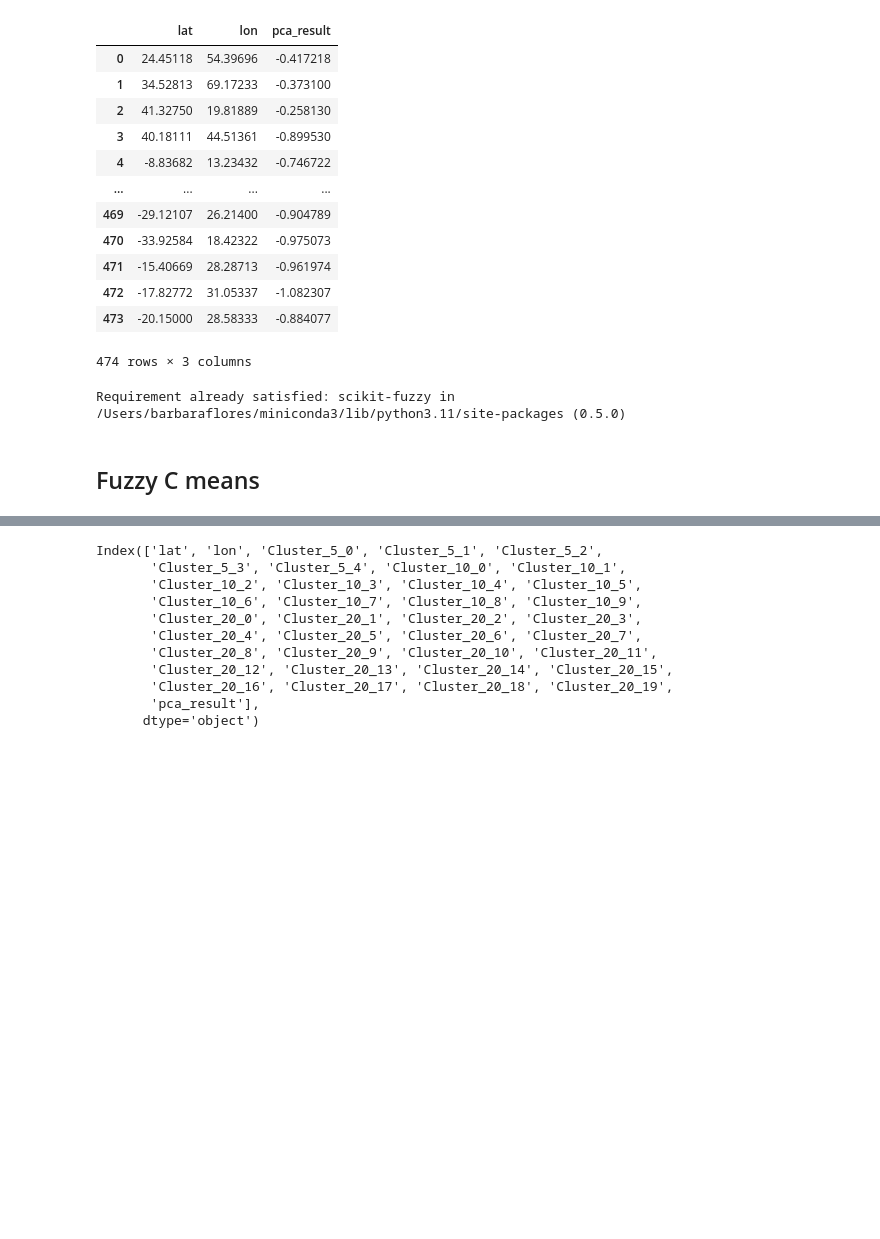
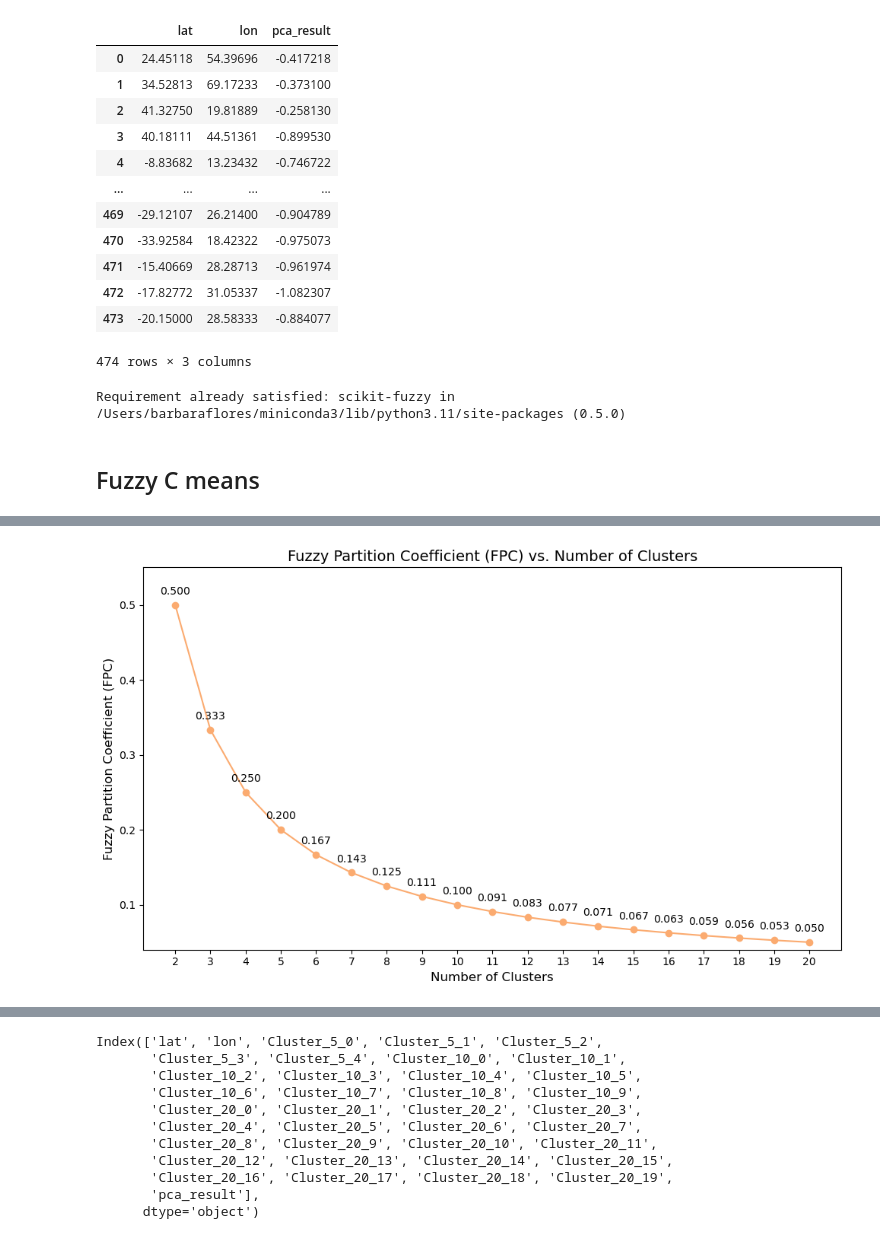
Before and after one commit to AliciaXia222/Capstone-Team-Climate-Trace, a Jupyter notebook: notebooks/027_ImageEmbedding_Clustering.ipynb, the cells around one changed output, grey strips where cells are left out. Saved outputs shown, nothing was run; the diff lists cells and outputs as text; code cells hidden in the pictures; blank space fills up the shorter version.

Commit message:
comparison between numer of clusters

```diff
--- a/notebooks/027_ImageEmbedding_Clustering.ipynb
+++ b/notebooks/027_ImageEmbedding_Clustering.ipynb
@@ -133,0 +78,66 @@ all_membership_df
+# %%
+# Range of clusters from 2 to 20 for plotting
+all_n_clusters = range(2, 21)  # For plotting
+save_n_clusters = [5, 10, 20]  # For saving
+
+# FCM parameters
+m = 2.0  # Fuzziness parameter
+error = 0.005  # Error tolerance
+maxiter = 1000  # Maximum iterations
+
+# DataFrame to store results for the selected clusters
+all_membership_df = pd.DataFrame()
+
+# List to store Partition Coefficient values
+partition_coef_values = []
+
+# Iterate over all n_clusters values for plotting
+for n_clusters in all_n_clusters:
+
+    # Apply fuzzy C-means clustering
+    cntr, u, u0, d, jm, p, fpc = fuzz.cluster.cmeans(
+        embeddings_matrix.T,
+        c=n_clusters,
+        m=m,
+        error=error,
+        maxiter=maxiter,
+        init=None,
+        seed=42,
+    )
+
+    # Store the Partition Coefficient value
+    partition_coef_values.append(fpc)
+
+    # Save results for specific clusters
+    if n_clusters in save_n_clusters:
+        membership_df = pd.DataFrame(u.T, columns=[f"Cluster_{n_clusters}_{i}" for i in range(n_clusters)])
+        all_membership_df = pd.concat([all_membership_df, membership_df], axis=1)
+
+# Plot the Partition Coefficient
+plt.figure(figsize=(10, 6))
+plt.plot(all_n_clusters, partition_coef_values, 'o-', color='#fbab70')  # Line and points in specified color
+plt.title('Fuzzy Partition Coefficient (FPC) vs. Number of Clusters', fontsize=14)
+plt.xlabel('Number of Clusters', fontsize=12)
+plt.ylabel('Fuzzy Partition Coefficient (FPC)', fontsize=12)
+plt.xticks(all_n_clusters)
+
+# Set the y-axis limit to make space for the labels
+plt.ylim(bottom=min(partition_coef_values) - 0.01, top=max(partition_coef_values) + 0.05)
+
+# Add labels to the points
+for i, txt in enumerate(all_n_clusters):
+    plt.annotate(f"{partition_coef_values[i]:.3f}",
+                 (all_n_clusters[i], partition_coef_values[i]),
+                 textcoords="offset points",
+                 xytext=(0,10),
+                 ha='center')
+
+save_path = '../figures/'
+file_path = os.path.join(save_path, f'45_fuzzy_partition_coefficient.png')
+plt.tight_layout()
+plt.savefig(file_path)
+
+
+plt.show()
+# %% [output]
+[figure, added]
```
Also changed, not shown: parts of 5 cells of this notebook, 2 other files.
